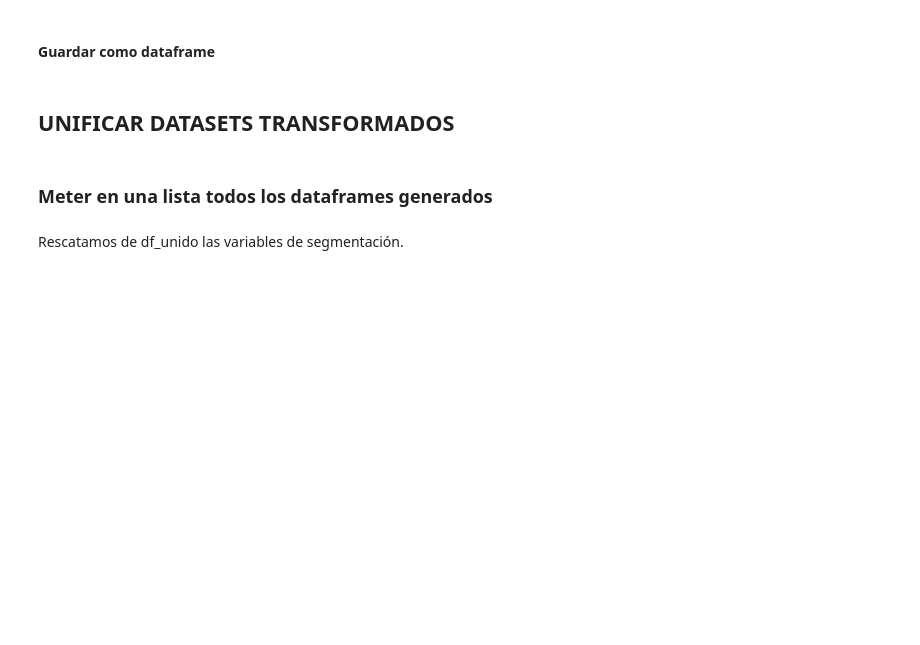
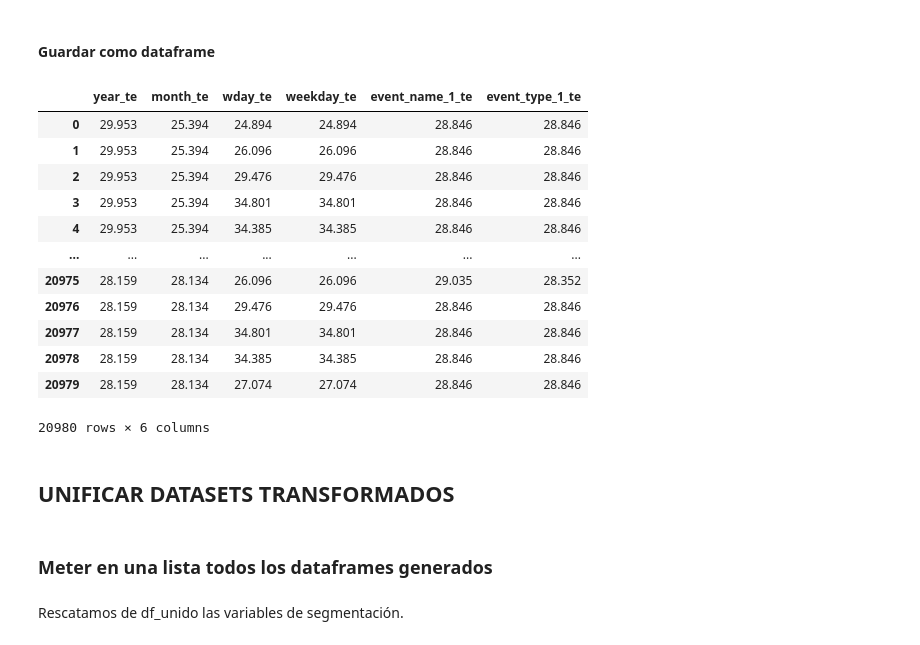
Before and after one commit to bernimagraner/forecasting_retail, a Jupyter notebook: 03_notebooks/04_Transformacion de datos.ipynb, the cells around one changed output. Saved outputs shown, nothing was run; the diff lists cells and outputs as text; code cells hidden in the pictures; blank space fills up the shorter version.

```diff
--- a/03_notebooks/04_Transformacion de datos.ipynb
+++ b/03_notebooks/04_Transformacion de datos.ipynb
@@ -298,6 +365,22 @@ nombres_te = [variable + '_te' for variable in var_te]
 
 #Guardar como dataframe
 cat_te = pd.DataFrame(cat_te, columns = nombres_te)
+# %%
+cat_te
+# %% [output]
+|  | year_te | month_te | wday_te | weekday_te | event_name_1_te | event_type_1_te |
+| 0 | 29.953 | 25.394 | 24.894 | 24.894 | 28.846 | 28.846 |
+| 1 | 29.953 | 25.394 | 26.096 | 26.096 | 28.846 | 28.846 |
+| 2 | 29.953 | 25.394 | 29.476 | 29.476 | 28.846 | 28.846 |
+| 3 | 29.953 | 25.394 | 34.801 | 34.801 | 28.846 | 28.846 |
+| 4 | 29.953 | 25.394 | 34.385 | 34.385 | 28.846 | 28.846 |
+| ... | ... | ... | ... | ... | ... | ... |
+| 20975 | 28.159 | 28.134 | 26.096 | 26.096 | 29.035 | 28.352 |
+| 20976 | 28.159 | 28.134 | 29.476 | 29.476 | 28.846 | 28.846 |
+| 20977 | 28.159 | 28.134 | 34.801 | 34.801 | 28.846 | 28.846 |
+| 20978 | 28.159 | 28.134 | 34.385 | 34.385 | 28.846 | 28.846 |
+| 20979 | 28.159 | 28.134 | 27.074 | 27.074 | 28.846 | 28.846 |
+20980 rows × 6 columns
 # %% [markdown]
 ## UNIFICAR DATASETS TRANSFORMADOS
 # %% [markdown]
```
Also changed, not shown: parts of 5 cells of this notebook, 2 other files.
